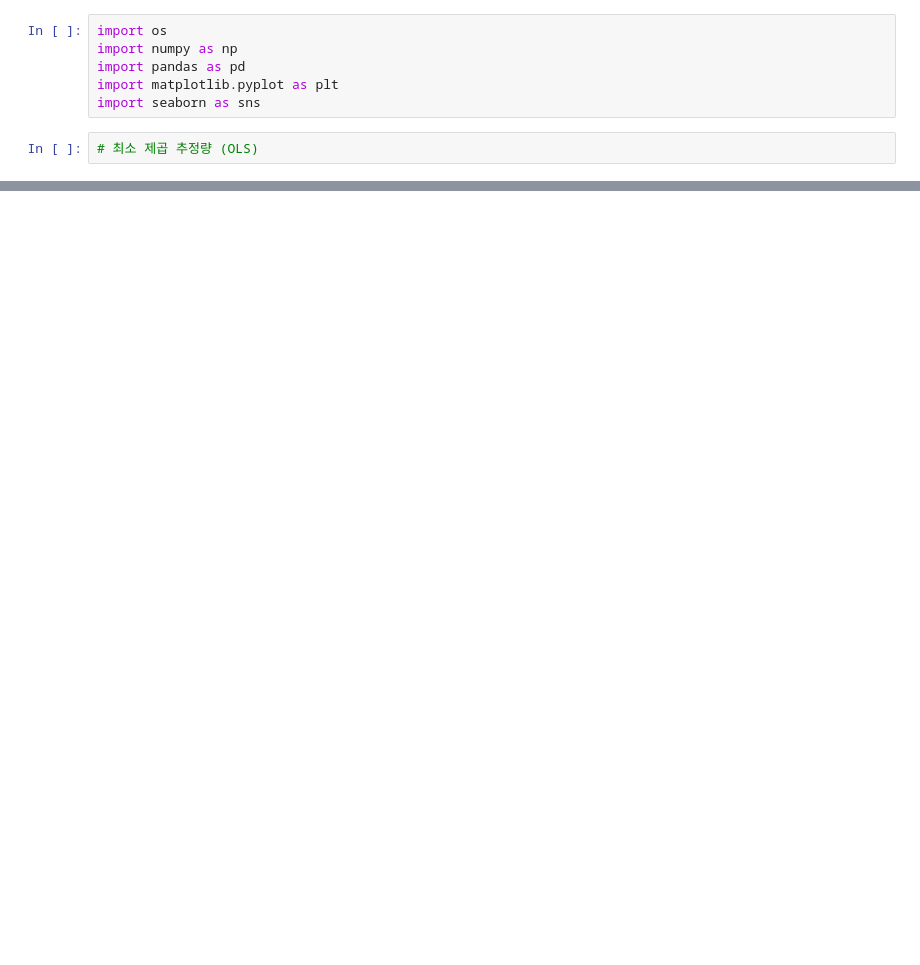
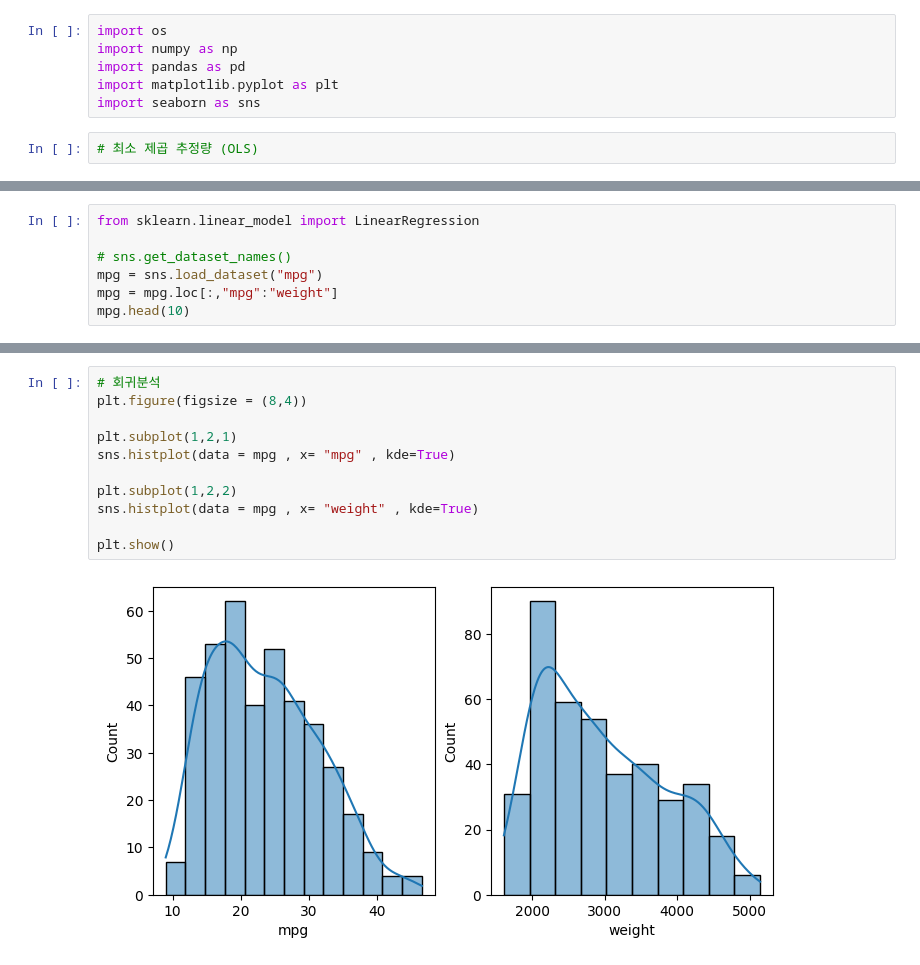
Before and after one commit to kwakyosong/KOSA_KDT, a Jupyter notebook: KDT_day3.ipynb, the cells around one changed output, grey strips where cells are left out. Cells and saved outputs as stored; diff of their text form; blank space fills up the shorter version.

```diff
--- a/KDT_day3.ipynb
+++ b/KDT_day3.ipynb
@@ -22,0 +58,7 @@ plt.plot(x,y_random,".",markersize=20)
+# %%
+from sklearn.linear_model import LinearRegression
+
+# sns.get_dataset_names()
+mpg = sns.load_dataset("mpg")
+mpg = mpg.loc[:,"mpg":"weight"]
+mpg.head(10)
@@ -22,0 +77,13 @@ plt.plot(x,y_random,".",markersize=20)
+# %%
+# 회귀분석
+plt.figure(figsize = (8,4))
+
+plt.subplot(1,2,1)
+sns.histplot(data = mpg , x= "mpg" , kde=True)
+
+plt.subplot(1,2,2)
+sns.histplot(data = mpg , x= "weight" , kde=True)
+
+plt.show()
+# %% [output]
+[figure, added]
```
Also changed, not shown: parts of 20 cells of this notebook.
